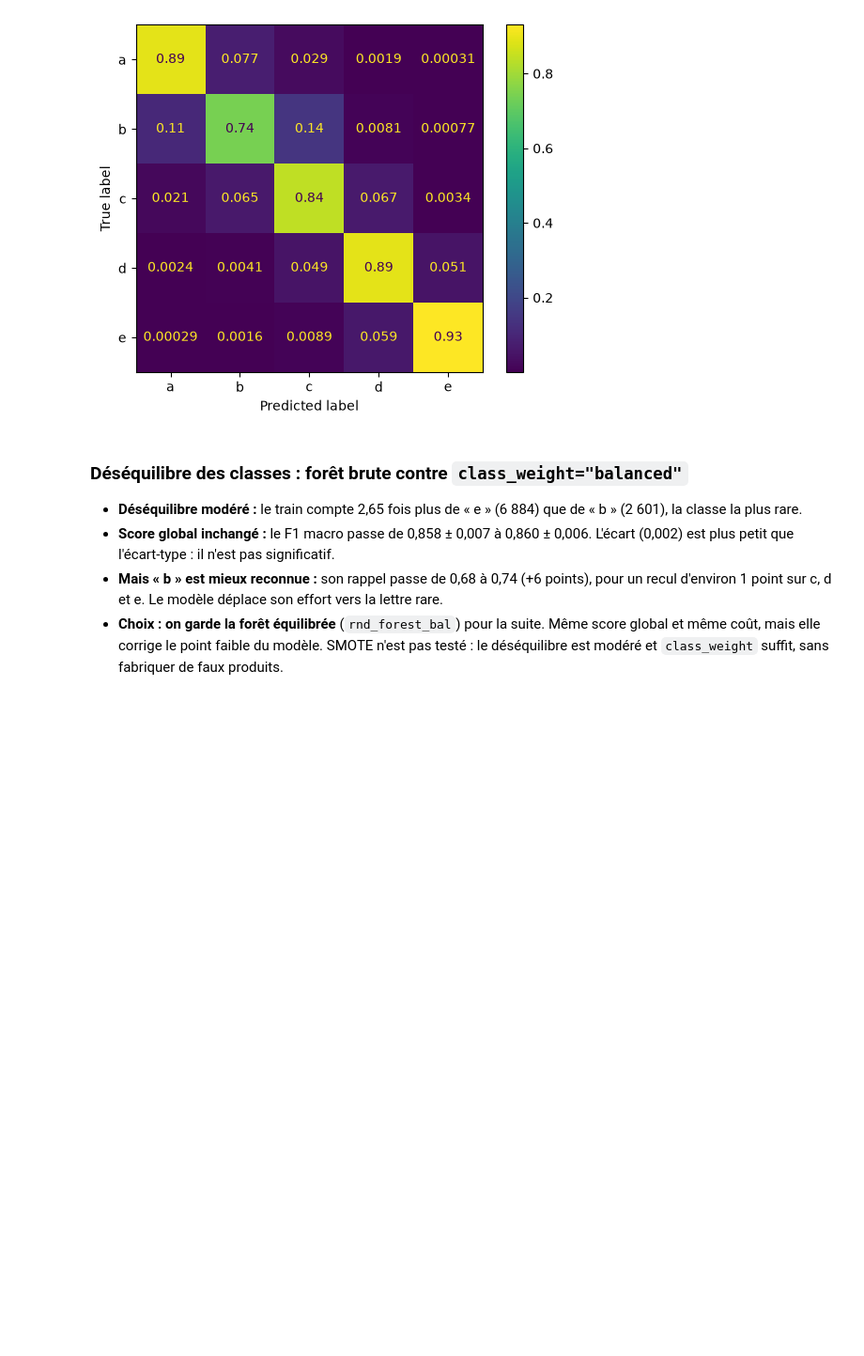
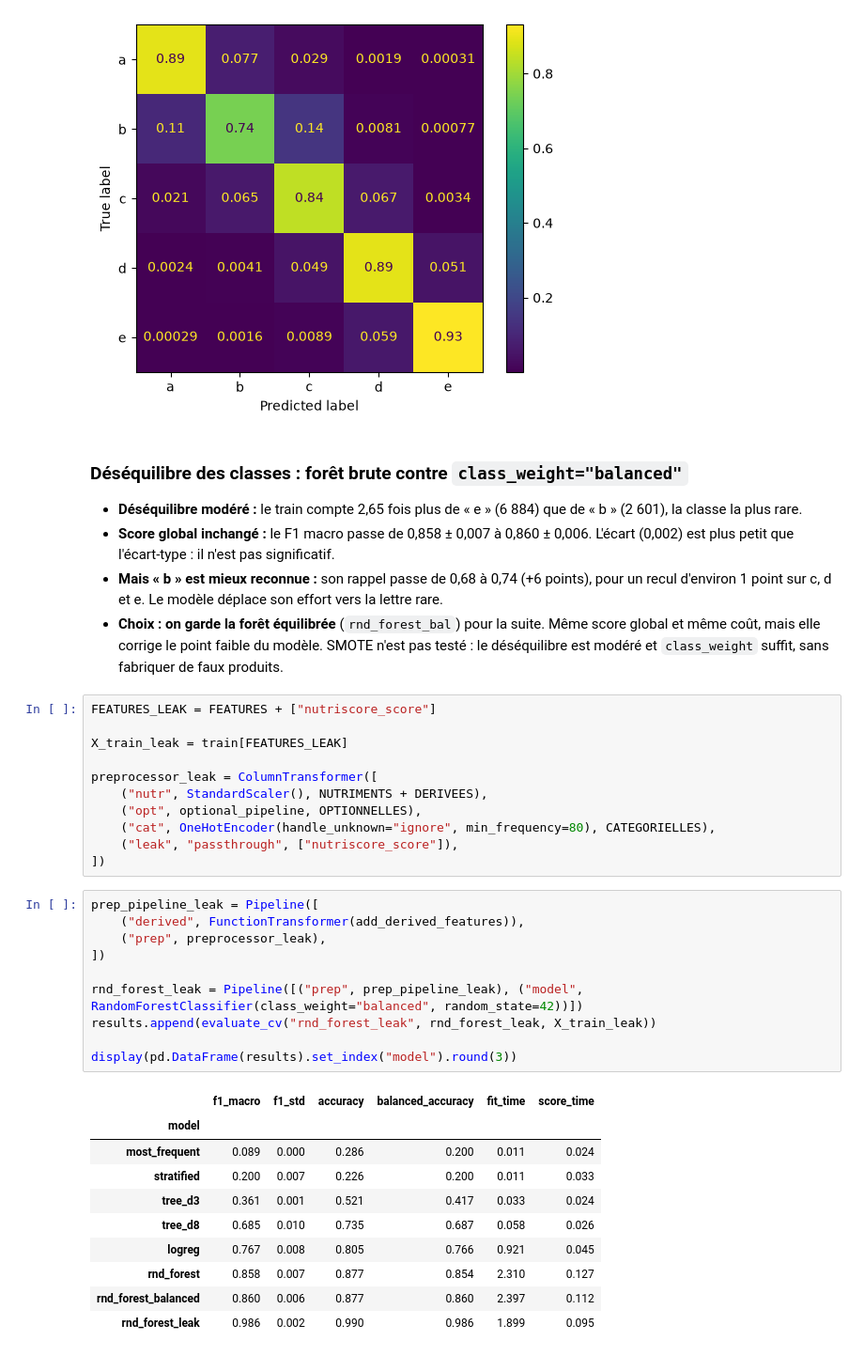
Before and after one commit to RedlineM2I/nutriscope, a Jupyter notebook: notebooks/ml_nutriscore.ipynb, the cells around one changed output. Shown at 94% size. Saved outputs shown, nothing was run; the diff lists cells and outputs as text; blank space fills up the shorter version.

Commit message:
feat: fuite nutriscore_score reproduite (0,986), diagnostiquée et testée

```diff
--- a/notebooks/ml_nutriscore.ipynb
+++ b/notebooks/ml_nutriscore.ipynb
@@ -281,3 +285,35 @@ ConfusionMatrixDisplay.from_predictions(y_train, y_pred_cv, normalize="true")
 - **Score global inchangé :** le F1 macro passe de 0,858 ± 0,007 à 0,860 ± 0,006. L'écart (0,002) est plus petit que l'écart-type : il n'est pas significatif.
 - **Mais « b » est mieux reconnue :** son rappel passe de 0,68 à 0,74 (+6 points), pour un recul d'environ 1 point sur c, d et e. Le modèle déplace son effort vers la lettre rare.
 - **Choix : on garde la forêt équilibrée** (`rnd_forest_bal`) pour la suite. Même score global et même coût, mais elle corrige le point faible du modèle. SMOTE n'est pas testé : le déséquilibre est modéré et `class_weight` suffit, sans fabriquer de faux produits.
+# %%
+FEATURES_LEAK = FEATURES + ["nutriscore_score"]
+
+X_train_leak = train[FEATURES_LEAK]
+
+preprocessor_leak = ColumnTransformer([
+    ("nutr", StandardScaler(), NUTRIMENTS + DERIVEES),
+    ("opt", optional_pipeline, OPTIONNELLES),
+    ("cat", OneHotEncoder(handle_unknown="ignore", min_frequency=80), CATEGORIELLES),
+    ("leak", "passthrough", ["nutriscore_score"]),
+])
+# %%
+prep_pipeline_leak = Pipeline([
+    ("derived", FunctionTransformer(add_derived_features)),
+    ("prep", preprocessor_leak),
+])
+
+rnd_forest_leak = Pipeline([("prep", prep_pipeline_leak), ("model", RandomForestClassifier(class_weight="balanced", random_state=42))])
+results.append(evaluate_cv("rnd_forest_leak", rnd_forest_leak, X_train_leak))
+
+display(pd.DataFrame(results).set_index("model").round(3))
+# %% [output]
+|  | f1_macro | f1_std | accuracy | balanced_accuracy | fit_time | score_time |
+| model |  |  |  |  |  |  |
+| most_frequent | 0.089 | 0.000 | 0.286 | 0.200 | 0.011 | 0.024 |
+| stratified | 0.200 | 0.007 | 0.226 | 0.200 | 0.011 | 0.033 |
+| tree_d3 | 0.361 | 0.001 | 0.521 | 0.417 | 0.033 | 0.024 |
+| tree_d8 | 0.685 | 0.010 | 0.735 | 0.687 | 0.058 | 0.026 |
+| logreg | 0.767 | 0.008 | 0.805 | 0.766 | 0.921 | 0.045 |
+| rnd_forest | 0.858 | 0.007 | 0.877 | 0.854 | 2.310 | 0.127 |
+| rnd_forest_balanced | 0.860 | 0.006 | 0.877 | 0.860 | 2.397 | 0.112 |
+| rnd_forest_leak | 0.986 | 0.002 | 0.990 | 0.986 | 1.899 | 0.095 |
```
Also changed, not shown: parts of 8 cells of this notebook.
